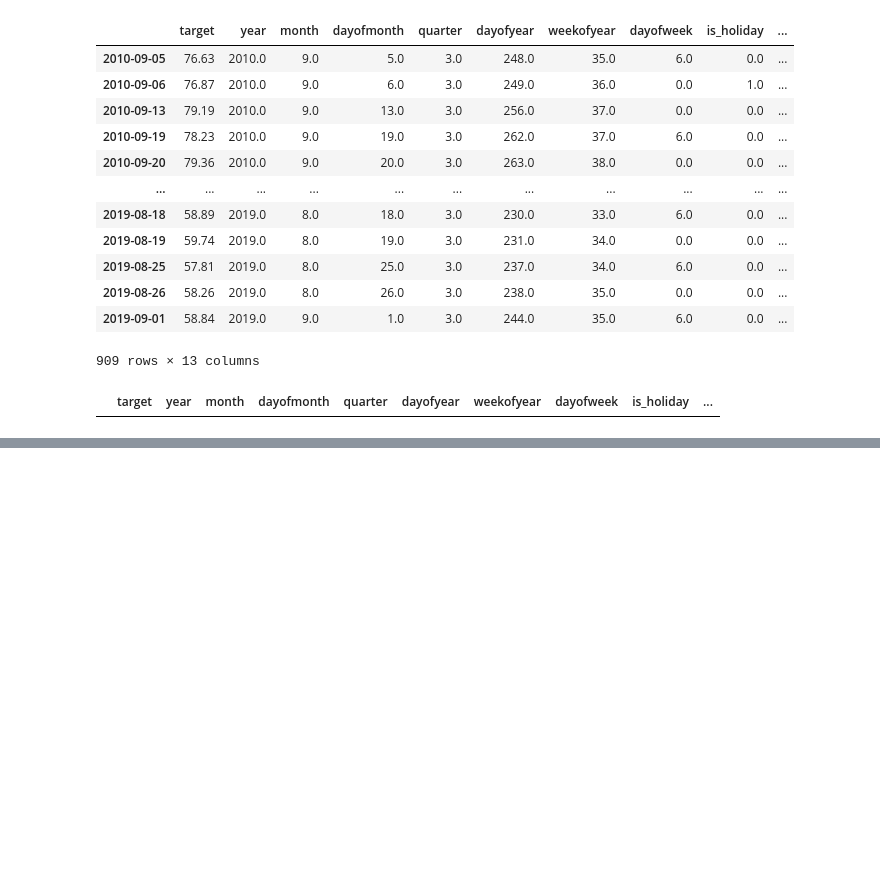
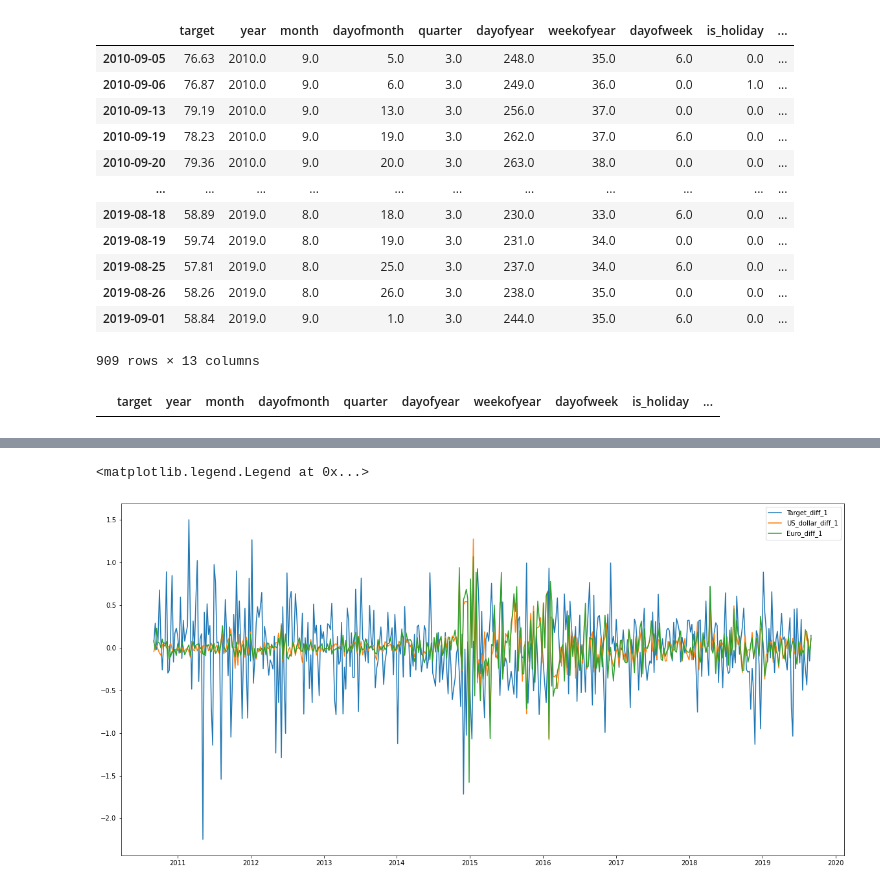
Before and after one commit to aldalinde/Time_series, a Jupyter notebook: lesson_05.ipynb, the cells around one changed output, grey strips where cells are left out. Cells and saved outputs as stored; diff of their text form; code cells hidden in the pictures; blank space fills up the shorter version.

```diff
--- a/lesson_05.ipynb
+++ b/lesson_05.ipynb
@@ -198,0 +240,8 @@ memory usage: 122.5 KB
+# %%
+plt.figure( figsize=( 20, 10 ))
+for col in range(3,6):
+    plt.plot(brent_week.iloc[:,col], label=f'{brent_week.columns[col]}')
+plt.legend()
+# %% [output]
+<matplotlib.legend.Legend at 0x...>
+[figure, added]
```
Also changed, not shown: parts of 10 cells of this notebook.
